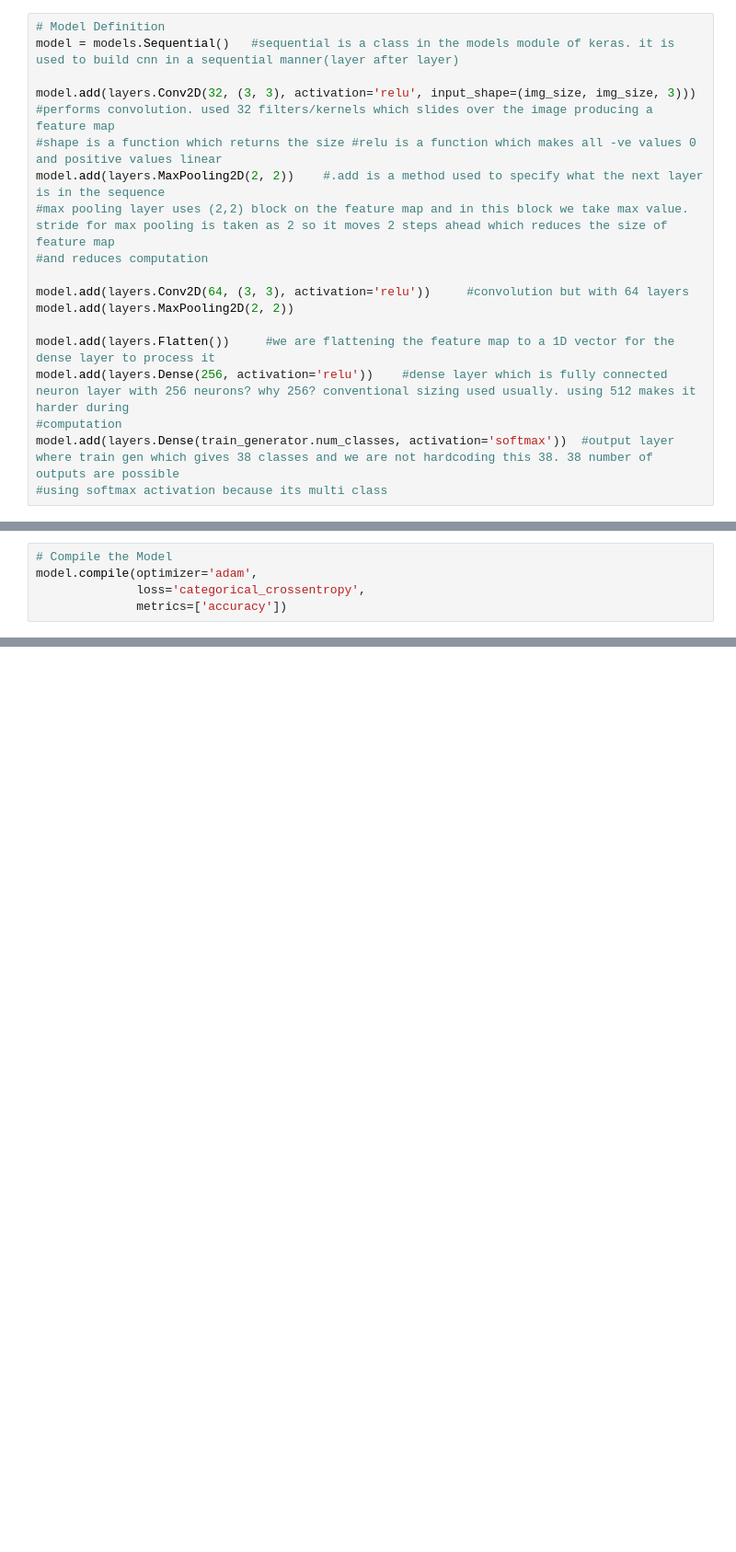
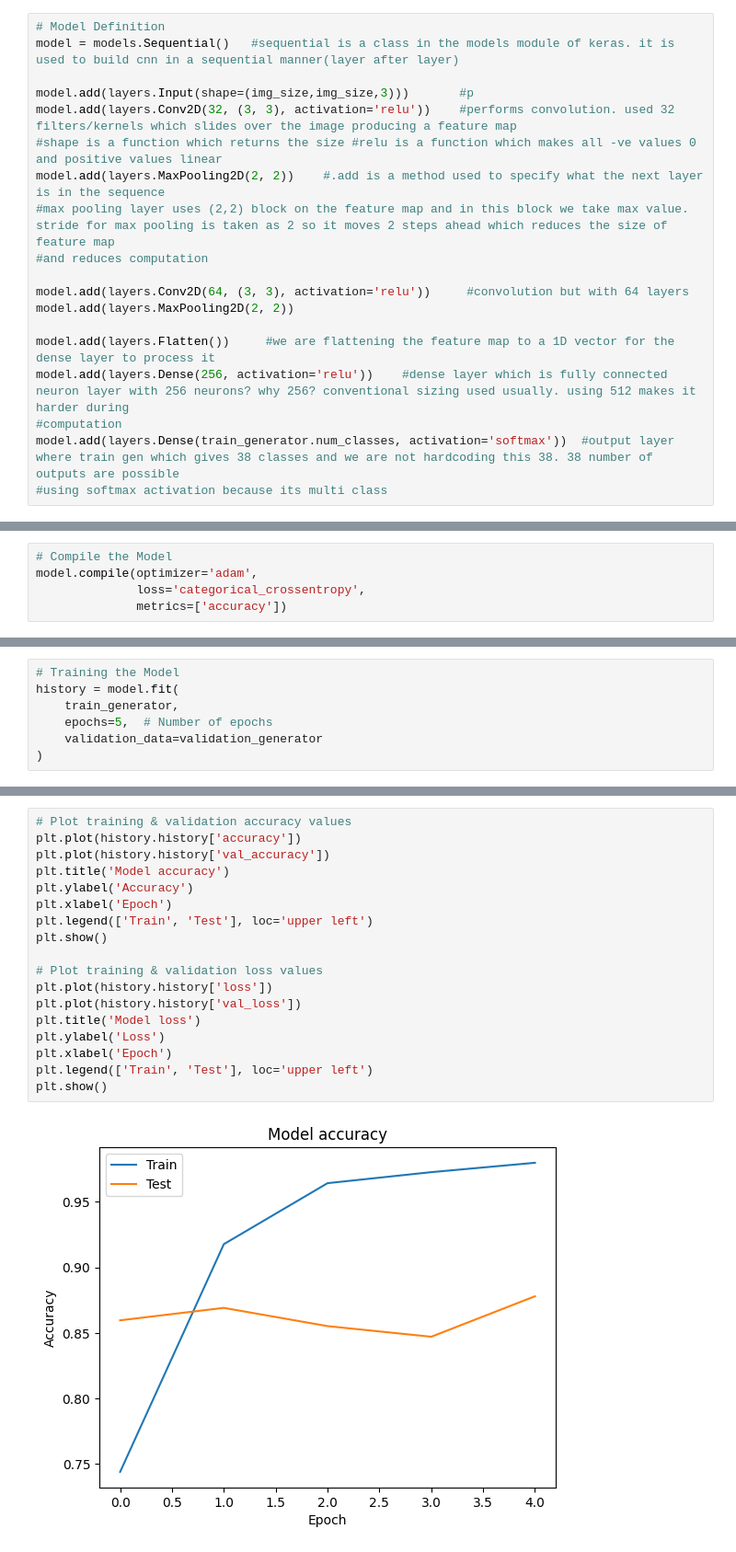
Before and after one commit to poorvikulkarni3/Plant-Disease-detection-cnn, a Jupyter notebook: Plant_Disease_Detection.ipynb, the cells around one changed output, grey strips where cells are left out. Shown at 92% size. Cells and saved outputs as stored; diff of their text form; blank space fills up the shorter version.

Commit message:
Trained and evaluated the model

```diff
--- a/Plant_Disease_Detection.ipynb
+++ b/Plant_Disease_Detection.ipynb
@@ -136,7 +134,8 @@ Found 10849 images belonging to 38 classes.
 # Model Definition
 model = models.Sequential()   #sequential is a class in the models module of keras. it is used to build cnn in a sequential manner(layer after layer)
 
-model.add(layers.Conv2D(32, (3, 3), activation='relu', input_shape=(img_size, img_size, 3)))    #performs convolution. used 32 filters/kernels which slides over the image producing a feature map
+model.add(layers.Input(shape=(img_size,img_size,3)))       #p
+model.add(layers.Conv2D(32, (3, 3), activation='relu'))    #performs convolution. used 32 filters/kernels which slides over the image producing a feature map
 #shape is a function which returns the size #relu is a function which makes all -ve values 0 and positive values linear
 model.add(layers.MaxPooling2D(2, 2))    #.add is a method used to specify what the next layer is in the sequence
 #max pooling layer uses (2,2) block on the feature map and in this block we take max value. stride for max pooling is taken as 2 so it moves 2 steps ahead which reduces the size of feature map
@@ -182,0 +198,7 @@ model.compile(optimizer='adam',
+# %%
+# Training the Model
+history = model.fit(
+    train_generator,
+    epochs=5,  # Number of epochs
+    validation_data=validation_generator
+)
@@ -182,0 +229,20 @@ model.compile(optimizer='adam',
+# %%
+# Plot training & validation accuracy values
+plt.plot(history.history['accuracy'])
+plt.plot(history.history['val_accuracy'])
+plt.title('Model accuracy')
+plt.ylabel('Accuracy')
+plt.xlabel('Epoch')
+plt.legend(['Train', 'Test'], loc='upper left')
+plt.show()
+
+# Plot training & validation loss values
+plt.plot(history.history['loss'])
+plt.plot(history.history['val_loss'])
+plt.title('Model loss')
+plt.ylabel('Loss')
+plt.xlabel('Epoch')
+plt.legend(['Train', 'Test'], loc='upper left')
+plt.show()
+# %% [output]
+[figure, added]
```
Also changed, not shown: parts of 11 cells of this notebook.
